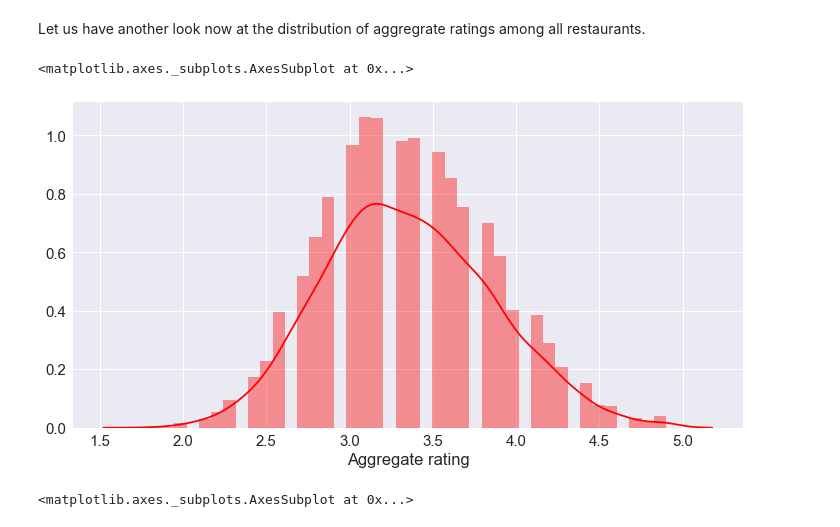
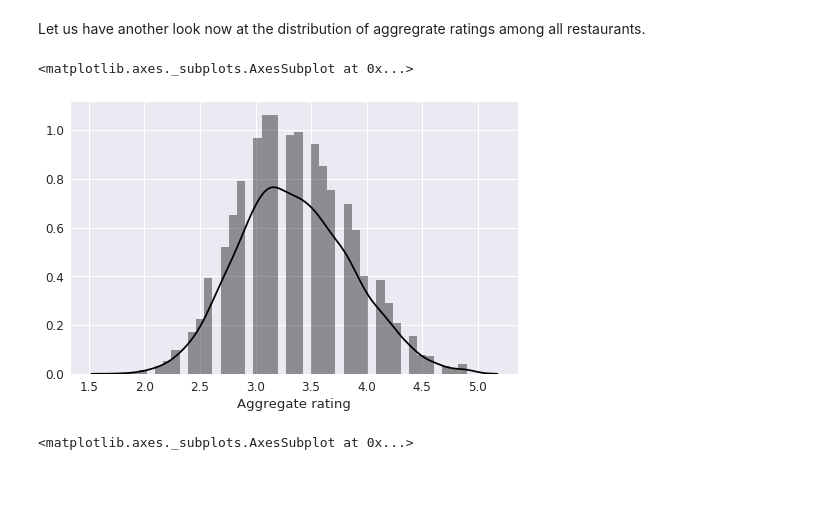
Before and after one commit to nathdipankar/restaurants-data-zomato-india, a Jupyter notebook: Finding the best restuarants.ipynb, the cells around one changed output. Cells and saved outputs as stored; diff of their text form; code cells hidden in the pictures; blank space fills up the shorter version.

```diff
--- a/Finding the best restuarants.ipynb
+++ b/Finding the best restuarants.ipynb
@@ -186,10 +181,10 @@ data_rated_restaurants.shape
 # %% [markdown]
 Let us have another look now at the distribution of aggregrate ratings among all restaurants.
 # %%
-sns.distplot(data_rated_restaurants['Aggregate rating'], color='r', rug = False)
+sns.distplot(data_rated_restaurants['Aggregate rating'], color='k')
 # %% [output]
 <matplotlib.axes._subplots.AxesSubplot at 0x...>
-[figure, old version]
+[figure, new version]
 # %%
 sns.barplot(x ='No. of cuisines', y = 'Aggregate rating', data= data_rated_restaurants, palette="Blues_d" )
 # %% [output]
```
Also changed, not shown: parts of 14 cells of this notebook.
